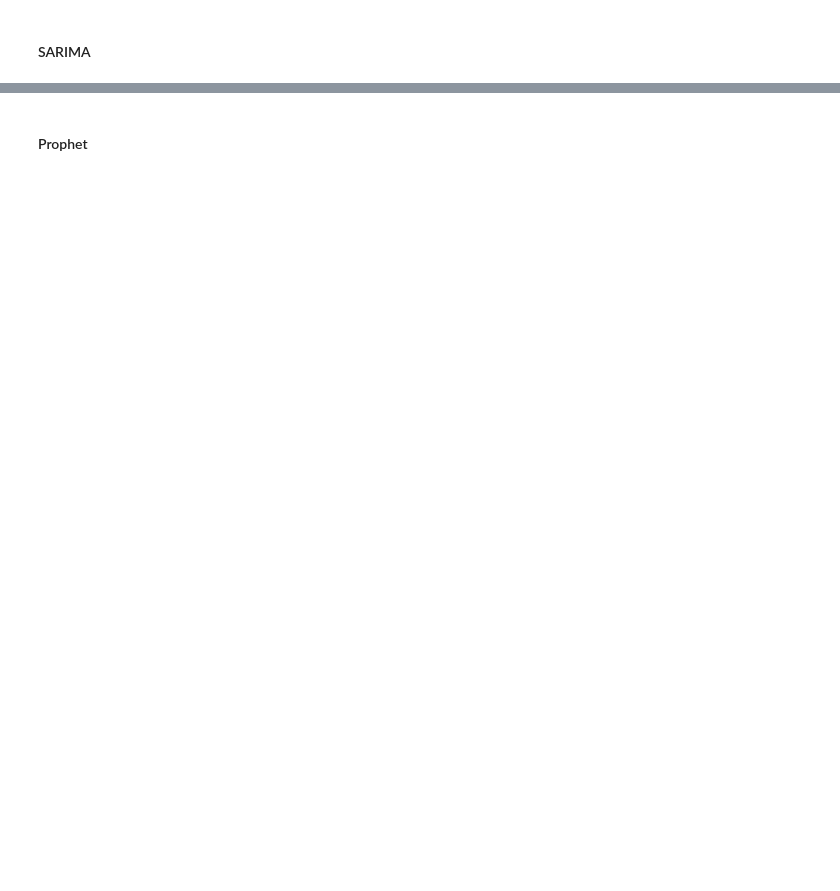
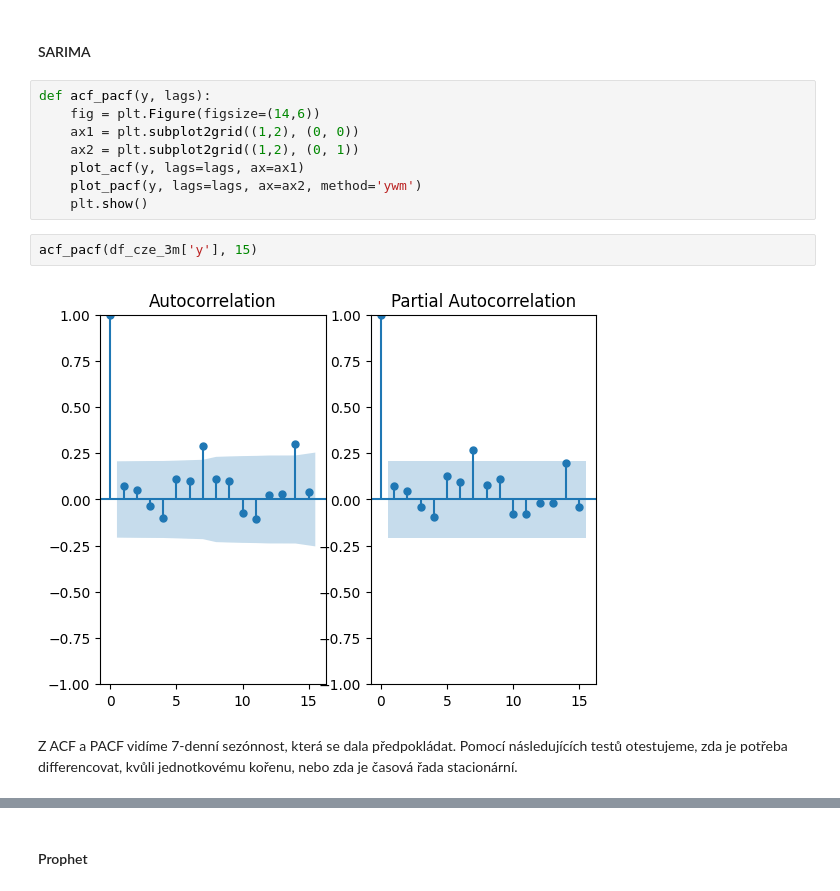
Before and after one commit to NevoleMarek/NI-SCR, a Jupyter notebook: 01_sarima_prophet.ipynb, the cells around one changed output, grey strips where cells are left out. Cells and saved outputs as stored; diff of their text form; blank space fills up the shorter version.

```diff
--- a/01_sarima_prophet.ipynb
+++ b/01_sarima_prophet.ipynb
@@ -115,2 +118,16 @@ plt.show()
 # %% [markdown]
 #### SARIMA
+# %%
+def acf_pacf(y, lags):
+    fig = plt.Figure(figsize=(14,6))
+    ax1 = plt.subplot2grid((1,2), (0, 0))
+    ax2 = plt.subplot2grid((1,2), (0, 1))
+    plot_acf(y, lags=lags, ax=ax1)
+    plot_pacf(y, lags=lags, ax=ax2, method='ywm')
+    plt.show()
+# %%
+acf_pacf(df_cze_3m['y'], 15)
+# %% [output]
+[figure, added]
+# %% [markdown]
+Z ACF a PACF vidíme 7-denní sezónnost, která se dala předpokládat. Pomocí následujících testů otestujeme, zda je potřeba differencovat, kvůli jednotkovému kořenu, nebo zda je časová řada stacionární.
```
Also changed, not shown: parts of 63 cells of this notebook, 2 other files.
